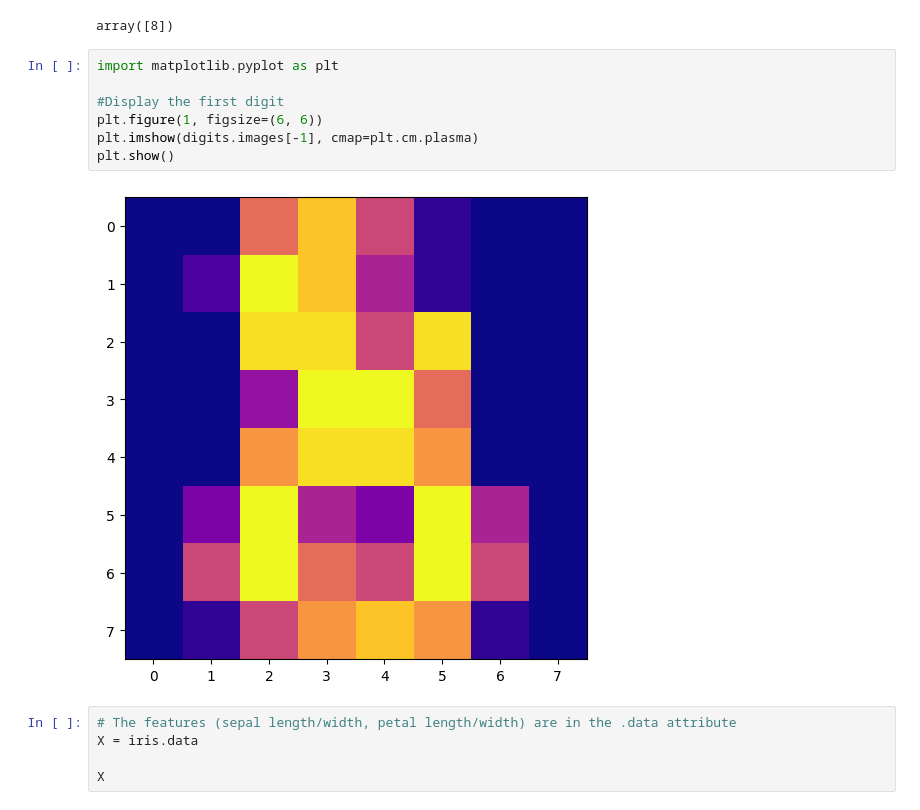
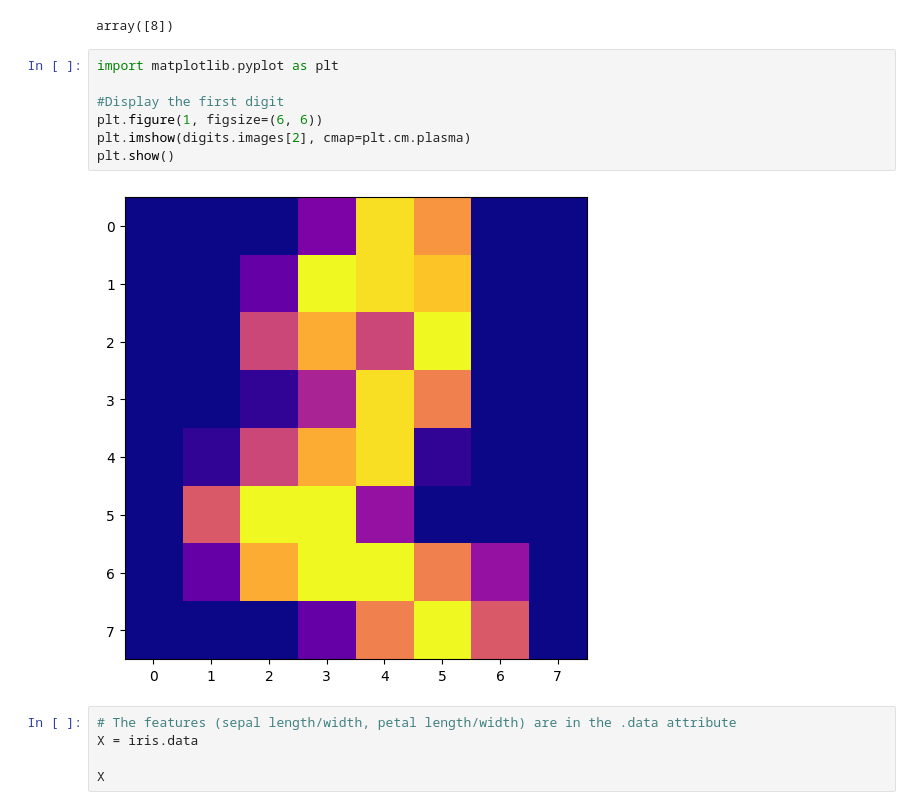
Before and after one commit to Danselem/brics_astro, a Jupyter notebook: Week6/02_intro_sklearn.ipynb, the cells around one changed output. Cells and saved outputs as stored; diff of their text form.

```diff
--- a/Week6/02_intro_sklearn.ipynb
+++ b/Week6/02_intro_sklearn.ipynb
@@ -99,12 +108,12 @@ array([8])
 # %%
 import matplotlib.pyplot as plt
 
 #Display the first digit
 plt.figure(1, figsize=(6, 6))
-plt.imshow(digits.images[-1], cmap=plt.cm.plasma)
+plt.imshow(digits.images[2], cmap=plt.cm.plasma)
 plt.show()
 # %% [output]
-[figure, old version]
+[figure, new version]
 # %%
 # The features (sepal length/width, petal length/width) are in the .data attribute
 X = iris.data
```
Also changed, not shown: parts of 2 cells of this notebook, 12 other files.
